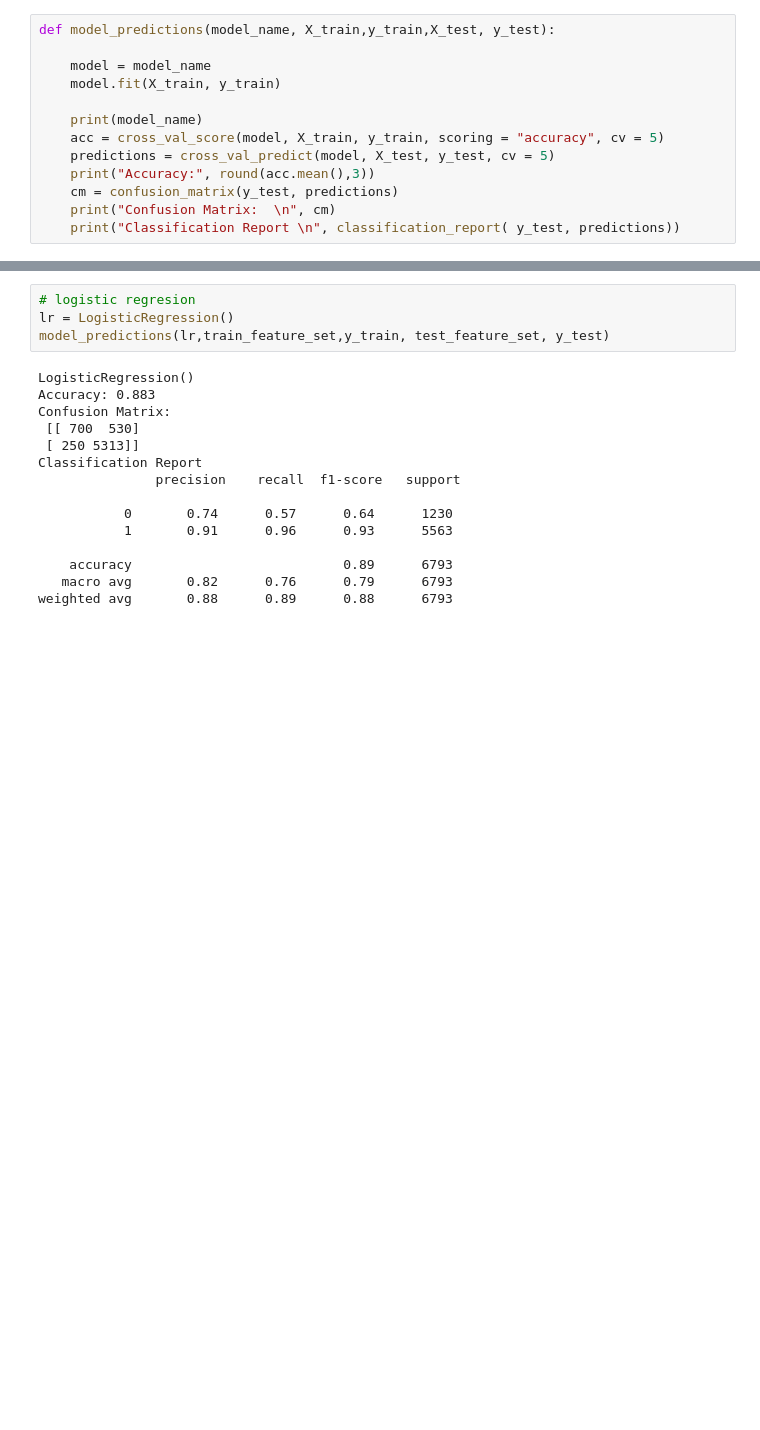
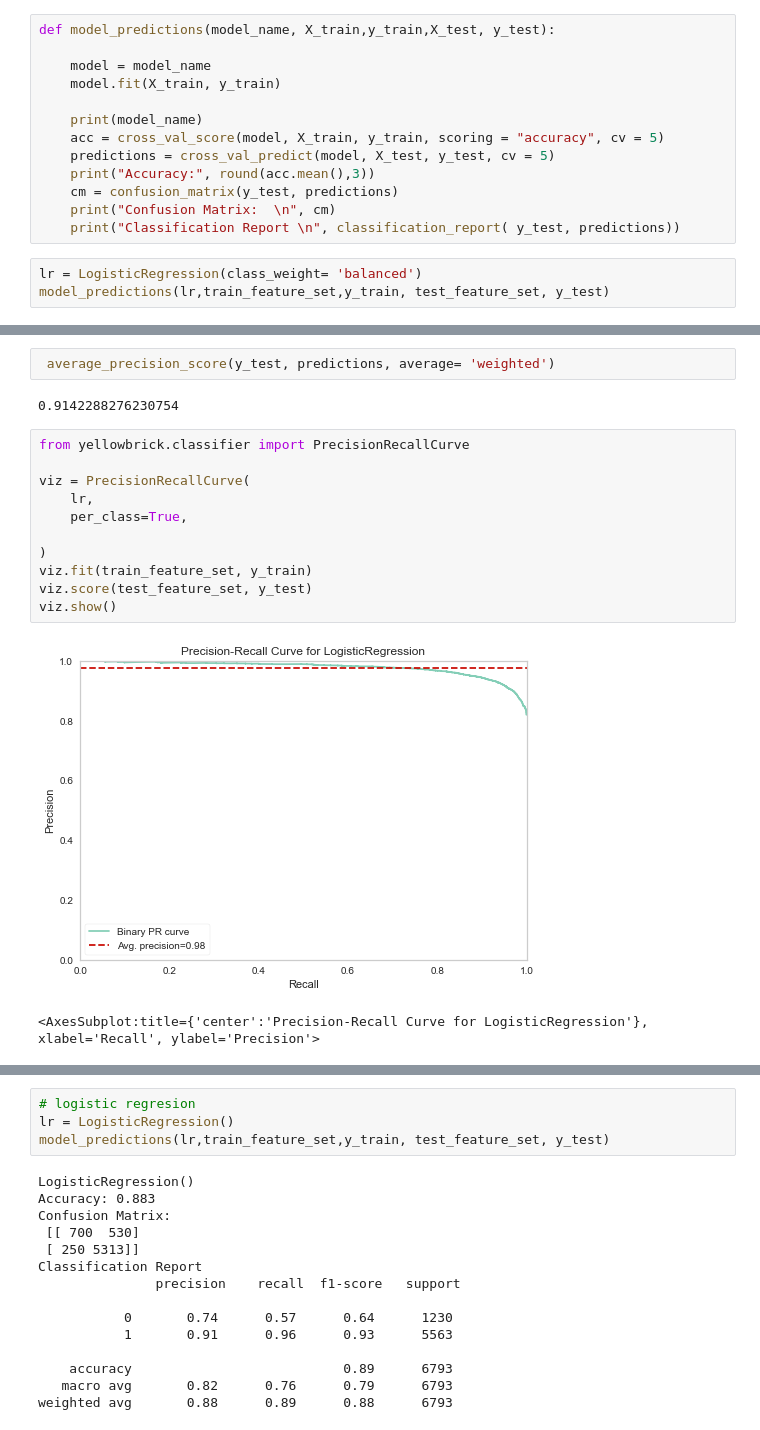
Before and after one commit to baharbiazar/E_Commerce_Reviews_Sentiment_Analysis, a Jupyter notebook: yek_bar_baraye_hamishesh.ipynb, the cells around one changed output, grey strips where cells are left out. Drawn from its saved outputs; the diff is of its cells as text; blank space fills up the shorter version.

```diff
--- a/yek_bar_baraye_hamishesh.ipynb
+++ b/yek_bar_baraye_hamishesh.ipynb
@@ -113,3 +116,6 @@ def model_predictions(model_name, X_train,y_train,X_test, y_test):
     cm = confusion_matrix(y_test, predictions)
     print("Confusion Matrix:  \n", cm)
     print("Classification Report \n", classification_report( y_test, predictions))
+# %%
+lr = LogisticRegression(class_weight= 'balanced')
+model_predictions(lr,train_feature_set,y_train, test_feature_set, y_test)
@@ -115,0 +137,18 @@ def model_predictions(model_name, X_train,y_train,X_test, y_test):
+# %%
+ average_precision_score(y_test, predictions, average= 'weighted')
+# %% [output]
+0.9142288276230754
+# %%
+from yellowbrick.classifier import PrecisionRecallCurve
+
+viz = PrecisionRecallCurve(
+    lr,
+    per_class=True,
+
+)
+viz.fit(train_feature_set, y_train)
+viz.score(test_feature_set, y_test)
+viz.show()
+# %% [output]
+[figure, added]
+<AxesSubplot:title={'center':'Precision-Recall Curve for LogisticRegression'}, xlabel='Recall', ylabel='Precision'>
```
Also changed, not shown: parts of 10 cells of this notebook, 4 other files.
